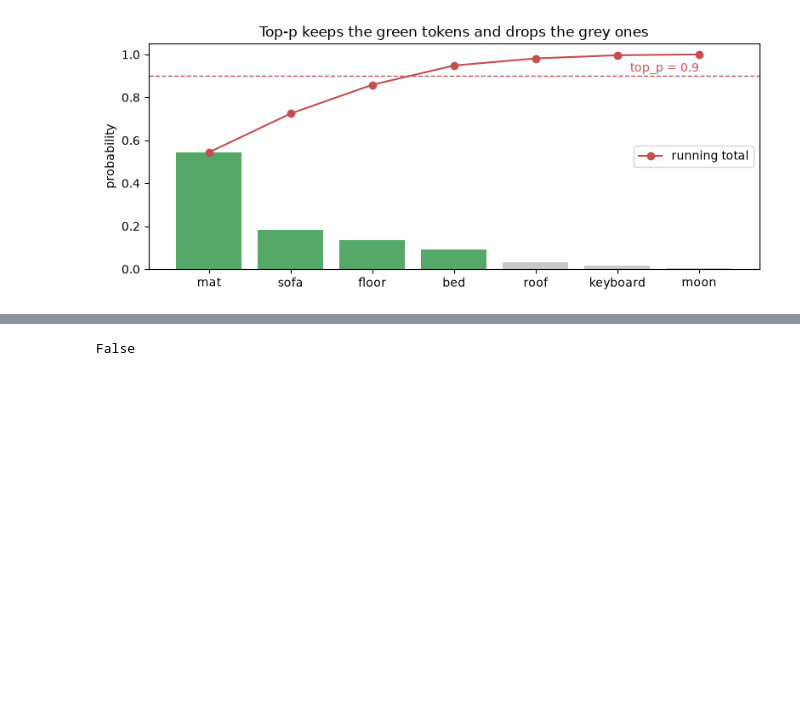
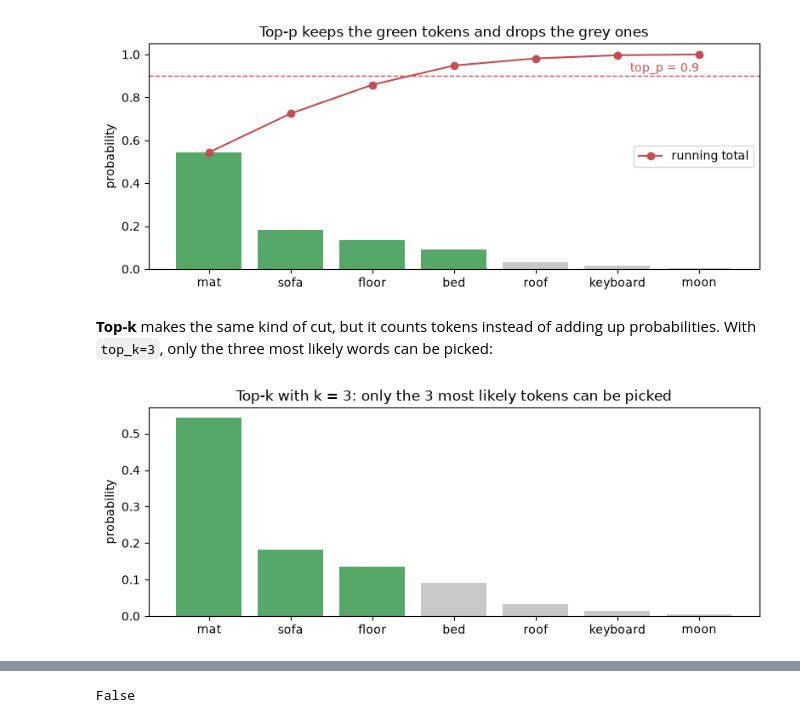
Before and after one commit to bunyamin-polat/rag-agentic-ai-roadmap, a Jupyter notebook: 01-llm-foundations/01_prompt_engineering.ipynb, the cells around one changed output, grey strips where cells are left out. Saved outputs shown, nothing was run; the diff lists cells and outputs as text; code cells hidden in the pictures; blank space fills up the shorter version.

```diff
--- a/01-llm-foundations/01_prompt_engineering.ipynb
+++ b/01-llm-foundations/01_prompt_engineering.ipynb
@@ -211,3 +217,19 @@ fig.savefig(ASSETS / "top_p.png", dpi=120)
 plt.show()
 # %% [output]
 [figure]
+# %% [markdown]
+**Top-k** makes the same kind of cut, but it counts tokens instead of adding up
+probabilities. With `top_k=3`, only the three most likely words can be picked:
+# %%
+top_k = 3
+keep_k = [rank < top_k for rank in range(len(sorted_words))]
+
+fig, ax = plt.subplots(figsize=(8, 3.2))
+ax.bar(sorted_words, sorted_probs, color=["#55A868" if k else "#C8C8C8" for k in keep_k])
+ax.set_ylabel("probability")
+ax.set_title(f"Top-k with k = {top_k}: only the {top_k} most likely tokens can be picked")
+fig.tight_layout()
+fig.savefig(ASSETS / "top_k.png", dpi=120)
+plt.show()
+# %% [output]
+[figure, added]
```
Also changed, not shown: parts of 10 cells of this notebook, 1 other file.
